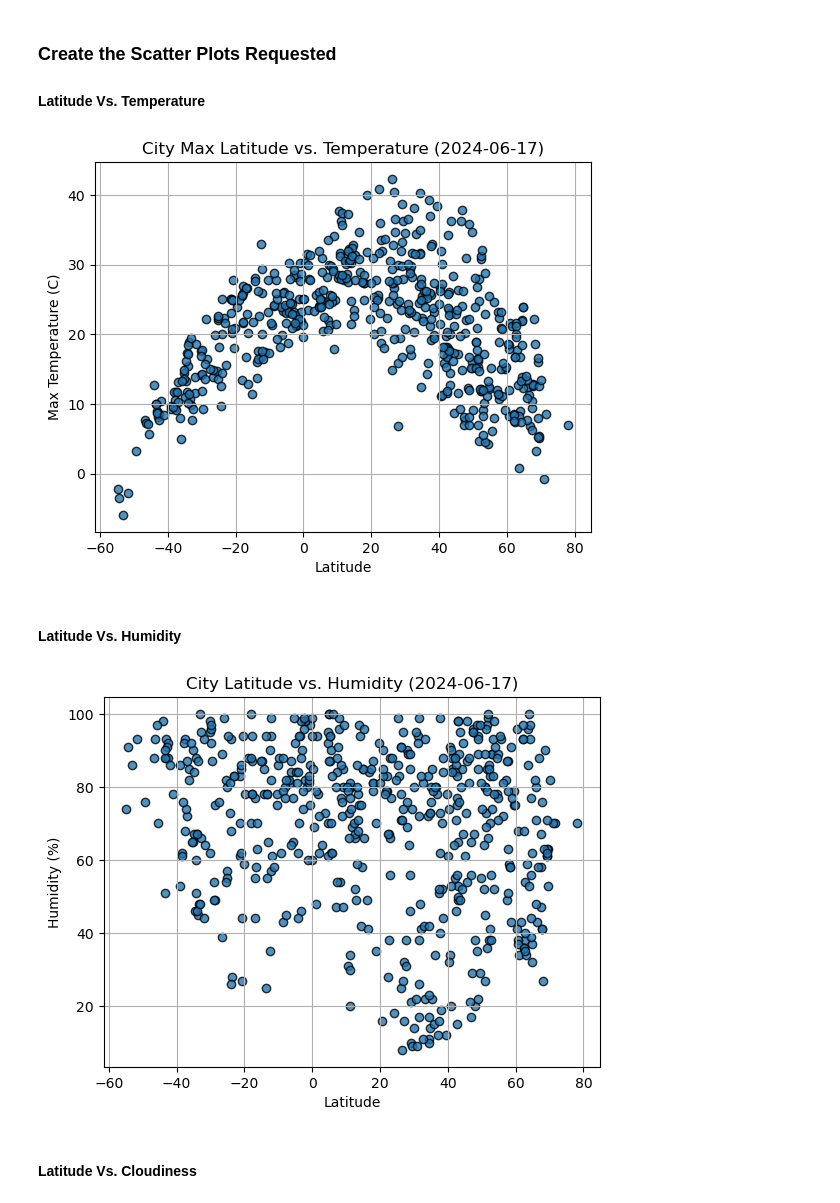
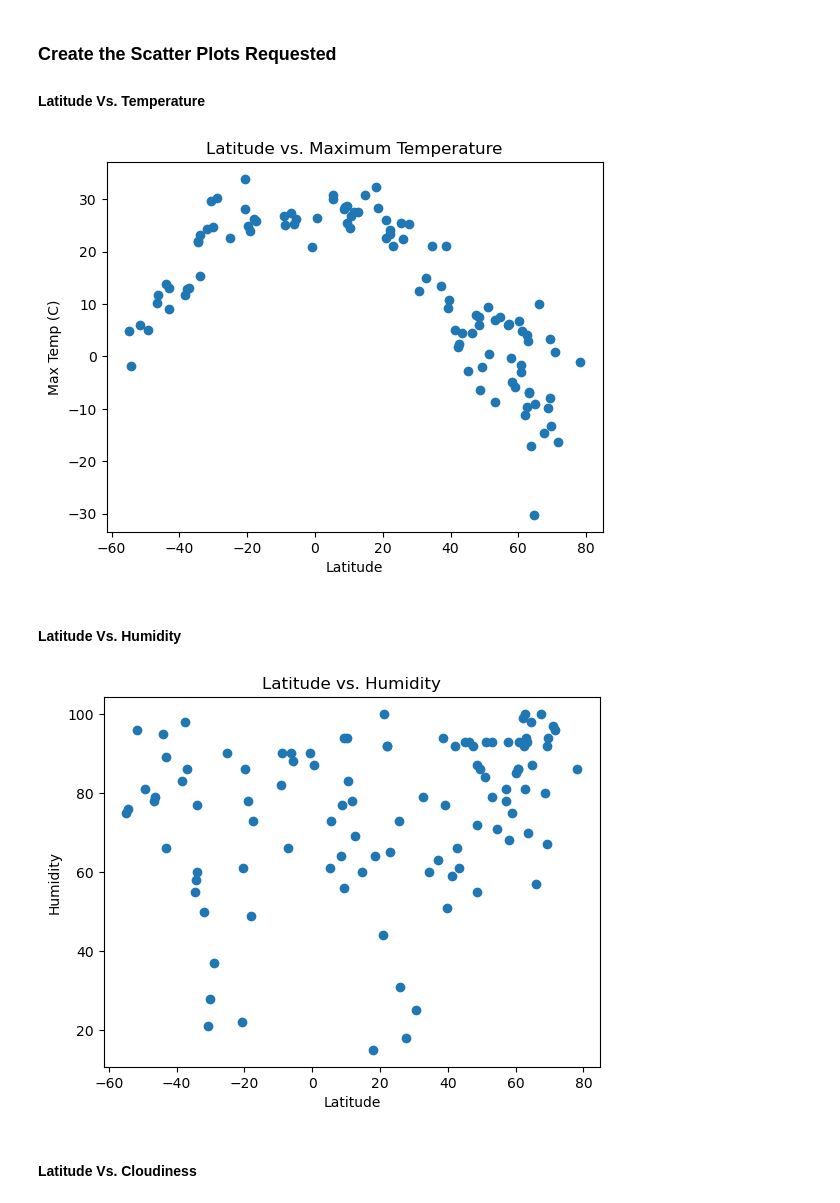
Before and after one commit to realmattimatt/python-api-challenge, a Jupyter notebook: WeatherPy.ipynb, the cells around one changed output. Drawn from its saved outputs; the diff is of its cells as text; code cells hidden in the pictures.

```diff
--- a/WeatherPy.ipynb
+++ b/WeatherPy.ipynb
@@ -204,34 +166,37 @@ city_data_df.head()
 #### Latitude Vs. Temperature
 # %%
 # Build scatter plot for latitude vs. temperature
-# YOUR CODE HERE
+plt.scatter(city_data_df["Lat"], city_data_df["Max Temp"])
 
 # Incorporate the other graph properties
-# YOUR CODE HERE
-
+plt.xlabel("Latitude")
+plt.ylabel("Max Temp (C)")
+plt.title("Latitude vs. Maximum Temperature")
 # Save the figure
 plt.savefig("output_data/Fig1.png")
 
 # Show plot
 plt.show()
 # %% [output]
-[figure, old version]
+[figure, new version]
 # %% [markdown]
 #### Latitude Vs. Humidity
 # %%
 # Build the scatter plots for latitude vs. humidity
-# YOUR CODE HERE
+plt.scatter(city_data_df["Lat"], city_data_df["Humidity"])
 
 # Incorporate the other graph properties
-# YOUR CODE HERE
+plt.xlabel("Latitude")
+plt.ylabel("Humidity")
+plt.title("Latitude vs. Humidity")
 
 # Save the figure
 plt.savefig("output_data/Fig2.png")
 
 # Show plot
 plt.show()
 # %% [output]
-[figure, old version]
+[figure, new version]
 # %% [markdown]
 #### Latitude Vs. Cloudiness
 # %%
```
Also changed, not shown: parts of 34 cells of this notebook.
